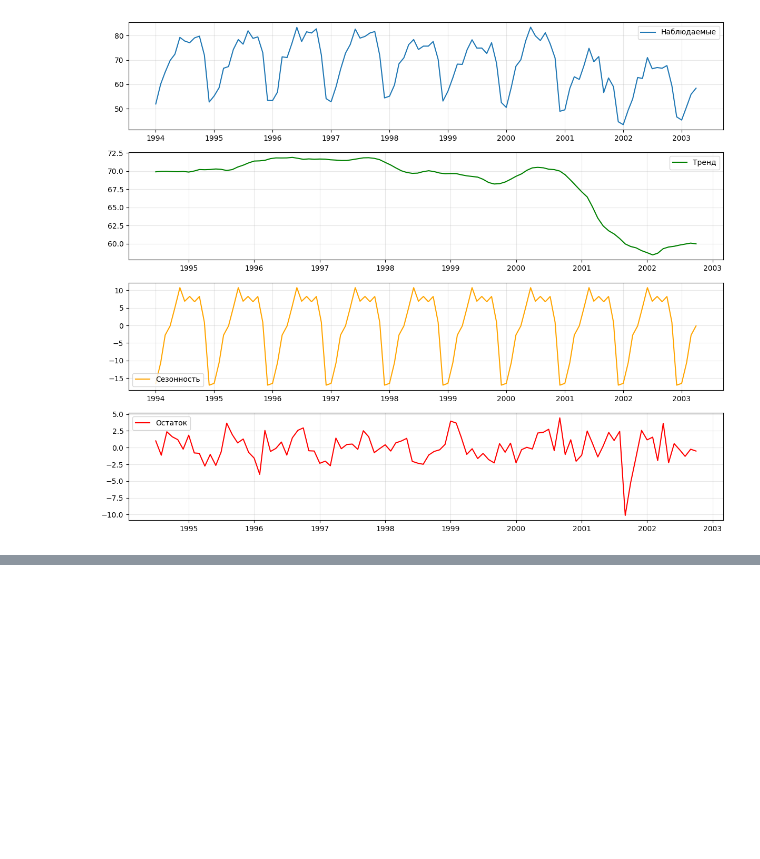
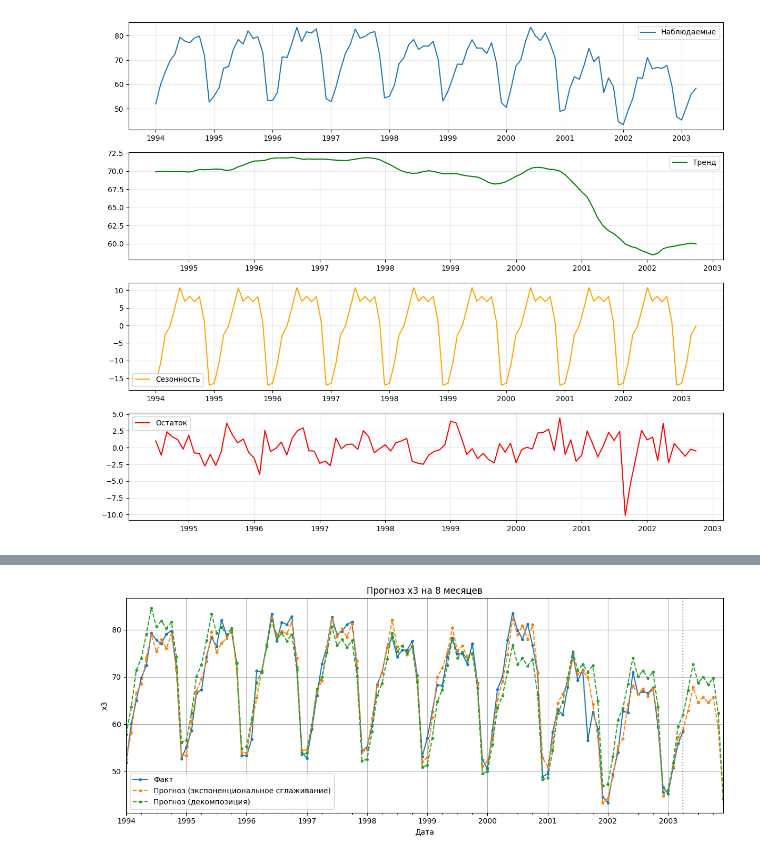
Before and after one commit to mshsvnv/ITMO_data_analysis, a Jupyter notebook: sem_02/lab_03/main.ipynb, the cells around one changed output, grey strips where cells are left out. Saved outputs shown, nothing was run; the diff lists cells and outputs as text; code cells hidden in the pictures; blank space fills up the shorter version.

```diff
--- a/sem_02/lab_03/main.ipynb
+++ b/sem_02/lab_03/main.ipynb
@@ -167,0 +270,33 @@ plt.show()
+# %%
+# визуализация прогноза
+fig, ax = plt.subplots(figsize = (12, 5))
+
+y.plot(ax = ax, label = 'Факт', grid = True, linewidth = 1.5, marker = 'o', markersize = 3)
+forecast_exp.plot(
+    ax = ax,
+    label = 'Прогноз (экспоненциональное сглаживание)',
+    linewidth = 1.5,
+    linestyle = '--',
+    marker = 'o',
+    markersize = 3,
+    grid = True,
+)
+forecast_dec['x3'].plot(
+    ax = ax,
+    label = 'Прогноз (декомпозиция)',
+    linewidth = 1.5,
+    linestyle = '--',
+    marker = 'o',
+    markersize = 3,
+    grid = True,
+)
+
+ax.axvline(y.index.max(), color='gray', linestyle=':', alpha=0.7)
+ax.set_title('Прогноз x3 на 8 месяцев')
+ax.set_xlabel('Дата')
+ax.set_ylabel('x3')
+ax.legend()
+plt.tight_layout()
+plt.show()
+# %% [output]
+[figure, added]
```
Also changed, not shown: parts of 8 cells of this notebook.
